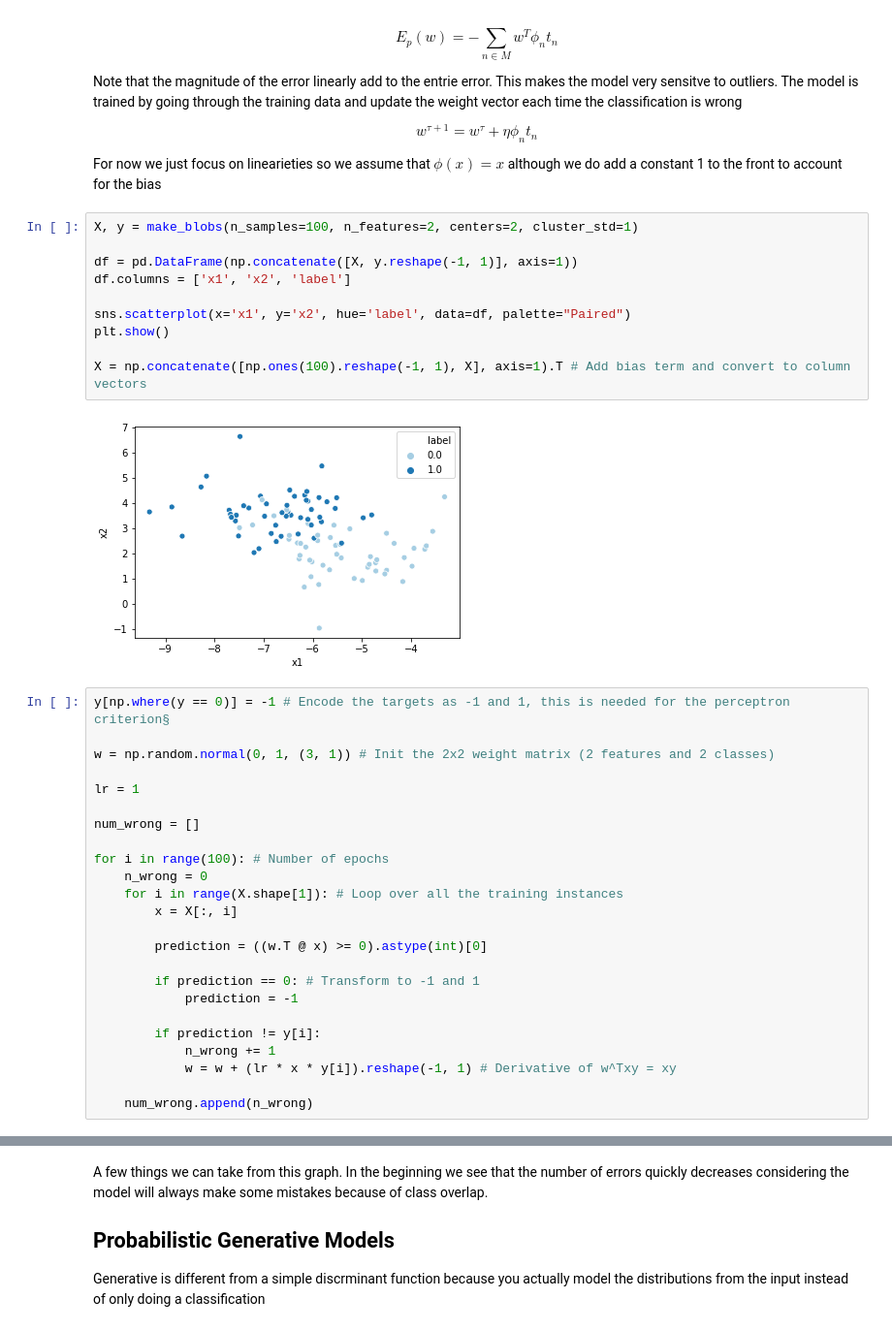
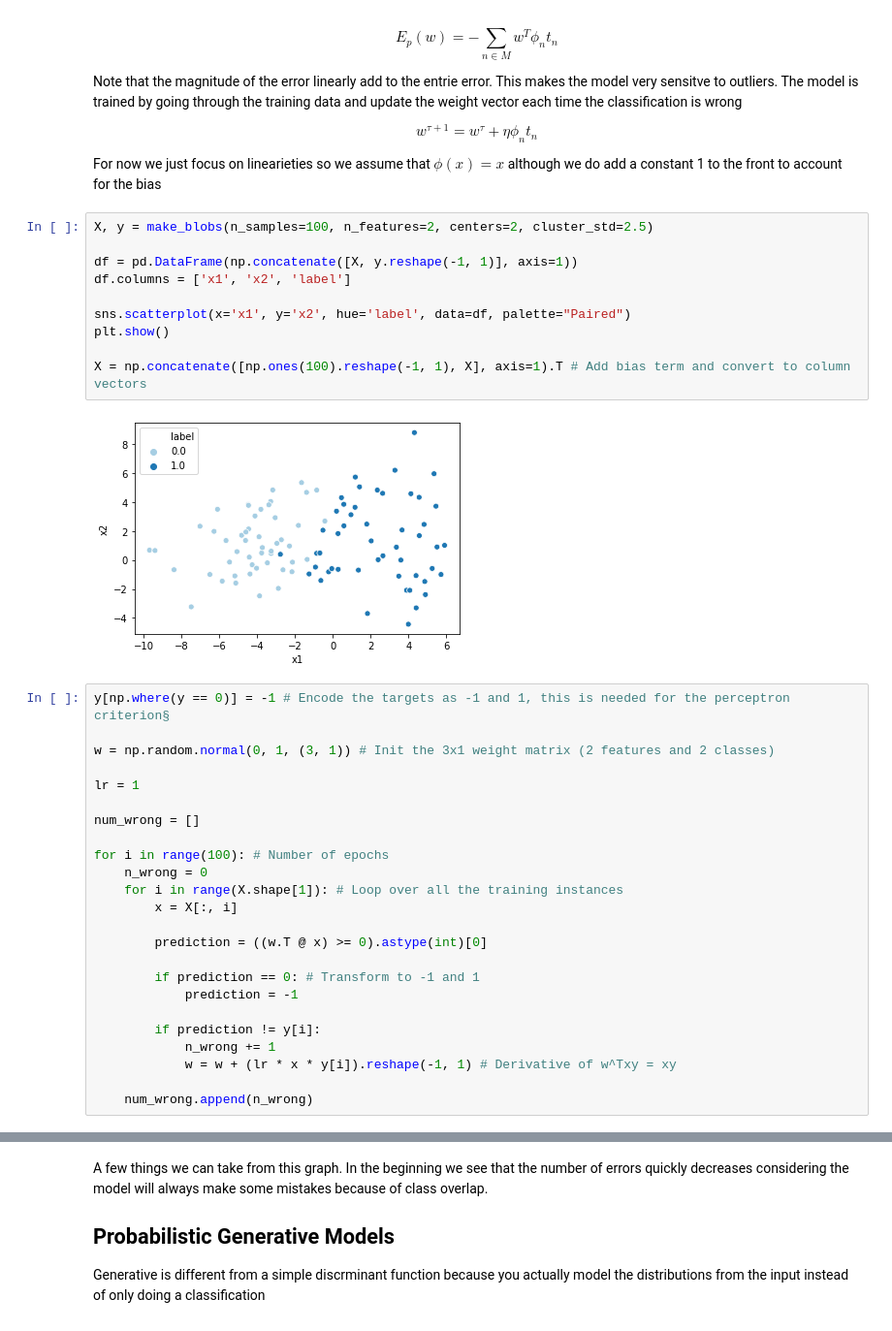
Before and after one commit to wouterMostard/PRML, a Jupyter notebook: Chapter 4 Linear Models for classification.ipynb, the cells around one changed output, grey strips where cells are left out. Shown at 97% size. Drawn from its saved outputs; the diff is of its cells as text.

```diff
--- a/Chapter 4 Linear Models for classification.ipynb
+++ b/Chapter 4 Linear Models for classification.ipynb
@@ -206,21 +203,21 @@ $$
 
 For now we just focus on linearieties so we assume that $\phi(x) = x$ although we do add a constant 1 to the front to account for the bias
 # %%
-X, y = make_blobs(n_samples=100, n_features=2, centers=2, cluster_std=1)
+X, y = make_blobs(n_samples=100, n_features=2, centers=2, cluster_std=2.5)
 
 df = pd.DataFrame(np.concatenate([X, y.reshape(-1, 1)], axis=1))
 df.columns = ['x1', 'x2', 'label']
 
 sns.scatterplot(x='x1', y='x2', hue='label', data=df, palette="Paired")
 plt.show()
 
 X = np.concatenate([np.ones(100).reshape(-1, 1), X], axis=1).T # Add bias term and convert to column vectors
 # %% [output]
-[figure, old version]
+[figure, new version]
 # %%
 y[np.where(y == 0)] = -1 # Encode the targets as -1 and 1, this is needed for the perceptron criterion§
 
-w = np.random.normal(0, 1, (3, 1)) # Init the 2x2 weight matrix (2 features and 2 classes)
+w = np.random.normal(0, 1, (3, 1)) # Init the 3x1 weight matrix (2 features and 2 classes)
 
 lr = 1
 
```
Also changed, not shown: parts of 23 cells of this notebook.
